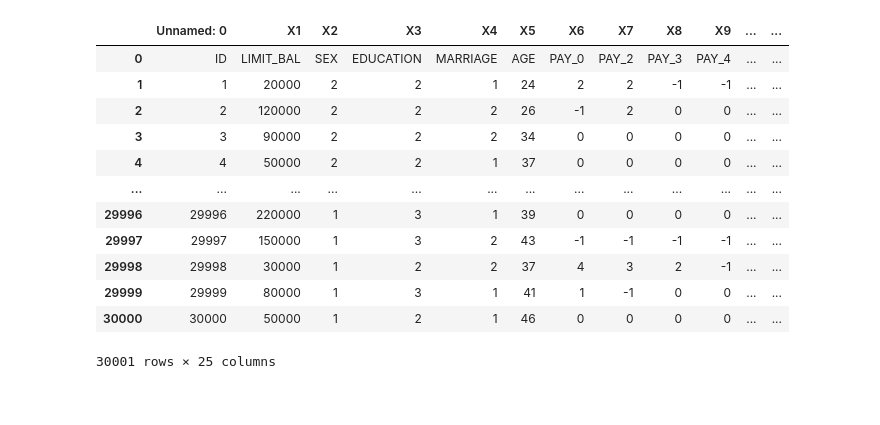
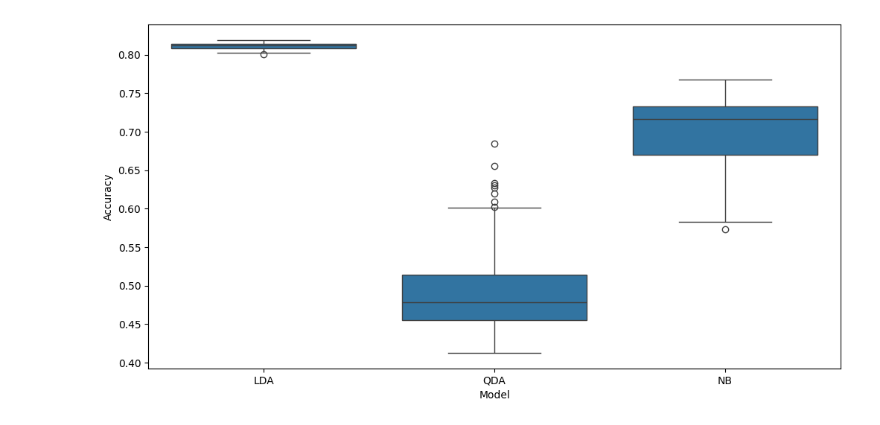
Before and after one commit to dawidsroczyk/advanced_ml_labs, a Jupyter notebook: task_1/real_data.ipynb, the cells around one changed output. Saved outputs shown, nothing was run; the diff lists cells and outputs as text; code cells hidden in the pictures.

```diff
--- a/task_1/real_data.ipynb
+++ b/task_1/real_data.ipynb
@@ -50,17 +56,9 @@ pd.read_csv('wdbc.data', names=wdbc_columns)
 # %%
 # https://archive.ics.uci.edu/dataset/350/default+of+credit+card+clients
-pd.read_excel('default_of_credit_card_clients.xls')
+df_credit = pd.read_excel('default_of_credit_card_clients.xls', header=1)
+X_credit = df_credit.iloc[:, 1:-1].to_numpy()
+y_credit = df_credit.iloc[:, -1].to_numpy()
-# %% [output]
-|  | Unnamed: 0 | X1 | X2 | X3 | X4 | X5 | X6 | X7 | X8 | X9 | ... | ... |
-| 0 | ID | LIMIT_BAL | SEX | EDUCATION | MARRIAGE | AGE | PAY_0 | PAY_2 | PAY_3 | PAY_4 | ... | ... |
-| 1 | 1 | 20000 | 2 | 2 | 1 | 24 | 2 | 2 | -1 | -1 | ... | ... |
-| 2 | 2 | 120000 | 2 | 2 | 2 | 26 | -1 | 2 | 0 | 0 | ... | ... |
-| 3 | 3 | 90000 | 2 | 2 | 2 | 34 | 0 | 0 | 0 | 0 | ... | ... |
-| 4 | 4 | 50000 | 2 | 2 | 1 | 37 | 0 | 0 | 0 | 0 | ... | ... |
-| ... | ... | ... | ... | ... | ... | ... | ... | ... | ... | ... | ... | ... |
-| 29996 | 29996 | 220000 | 1 | 3 | 1 | 39 | 0 | 0 | 0 | 0 | ... | ... |
-| 29997 | 29997 | 150000 | 1 | 3 | 2 | 43 | -1 | -1 | -1 | -1 | ... | ... |
-| 29998 | 29998 | 30000 | 1 | 2 | 2 | 37 | 4 | 3 | 2 | -1 | ... | ... |
-| 29999 | 29999 | 80000 | 1 | 3 | 1 | 41 | 1 | -1 | 0 | 0 | ... | ... |
-| 30000 | 30000 | 50000 | 1 | 2 | 1 | 46 | 0 | 0 | 0 | 0 | ... | ... |
-30001 rows × 25 columns
+# %%
+plot_boxplots(X_credit, y_credit, 100)
+# %% [output]
+[figure, added]
```
Also changed, not shown: parts of 6 cells of this notebook, 3 other files.
